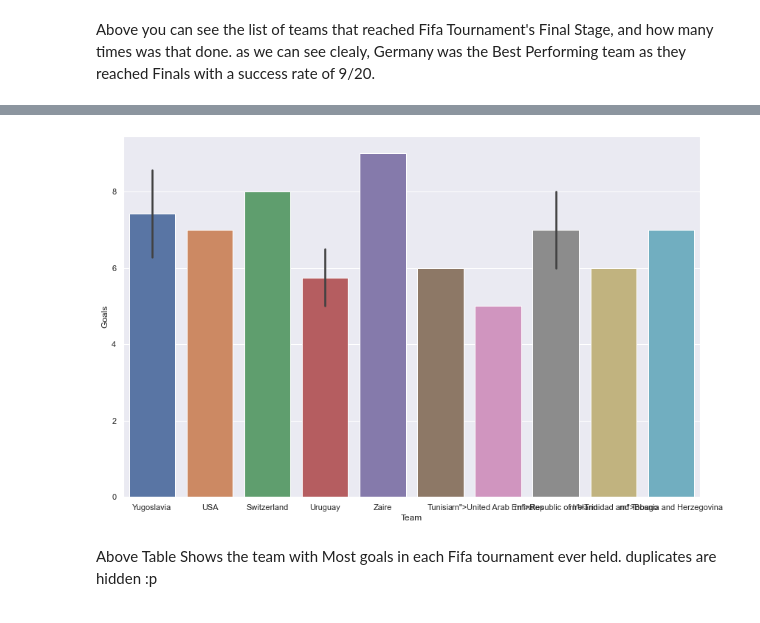
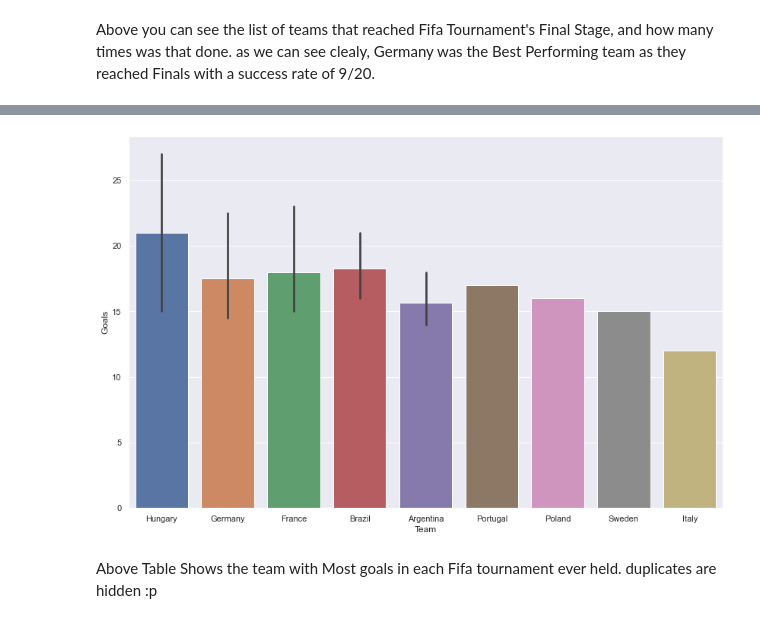
Before and after one commit to Raghav-rv28/Fifa-Case-Study, a Jupyter notebook: Fifa.ipynb, the cells around one changed output, grey strips where cells are left out. Cells and saved outputs as stored; diff of their text form; code cells hidden in the pictures.

```diff
--- a/Fifa.ipynb
+++ b/Fifa.ipynb
@@ -240,10 +184,9 @@ FinalsWinData['Wins'].plot(kind="pie")
 # %%
 dfCompact = df[['Year','Home Team Name','Home Team Goals','Away Team Name','Away Team Goals']]
-TeamList = pd.concat([dfCompact['Home Team Name'],dfCompact['Away Team Name']])
-GoalList = pd.concat([dfCompact['Home Team Goals'],dfCompact['Away Team Goals']])
-YearList = pd.concat([df["Year"],df['Year']])
+TeamList = pd.concat([dfCompact['Home Team Name'],dfCompact['Away Team Name']]).reset_index(drop=True)
+GoalList = pd.concat([dfCompact['Home Team Goals'],dfCompact['Away Team Goals']]).reset_index(drop=True)
+YearList = pd.concat([df["Year"],df['Year']]).reset_index(drop=True)
-# %%
-index = [(Year,Team) for Year,Team in zip(YearList,TeamList)]
-index = pd.MultiIndex.from_tuples(index)
-df = pd.DataFrame( list(GoalList) ,index = index,columns=['Goals'])
-df.index = df.index.set_names(['Year','Team'])
+# %%
+df3= pd.DataFrame(data={'Year': YearList,'Team': TeamList,'Goals': GoalList})
+df3 = df3.groupby(['Year','Team']).apply(lambda df: df.loc[:,['Goals']].sum())
+df3
@@ -250,3 +208,3 @@ df.index = df.index.set_names(['Year','Team'])
 # %%
-df =df.sort_values(by=['Year',"Goals"],ascending=False).reset_index(level=[1])
-HighestGoalEachSeason = df.groupby(by="Year").max()
+HighestGoalsEachYear =  df3.sort_values(by=['Goals',"Year"],ascending=False).reset_index(level=[1])
+HighestGoalsEachYear = HighestGoalsEachYear[~HighestGoalsEachYear.index.duplicated(keep='first')]
@@ -253,7 +232,7 @@ HighestGoalEachSeason = df.groupby(by="Year").max()
 # %%
-bp = sns.barplot(x="Team",y="Goals",data=HighestGoalEachSeason)
+bp = sns.barplot(x="Team",y="Goals",data=HighestGoalsEachYear)
 # %% [output]
-[figure, old version]
+[figure, new version]
 # %% [markdown]
 Above Table Shows the team with Most goals in each Fifa tournament ever held. duplicates are hidden :p
 # %% [markdown]
```
Also changed, not shown: parts of 16 cells of this notebook.
